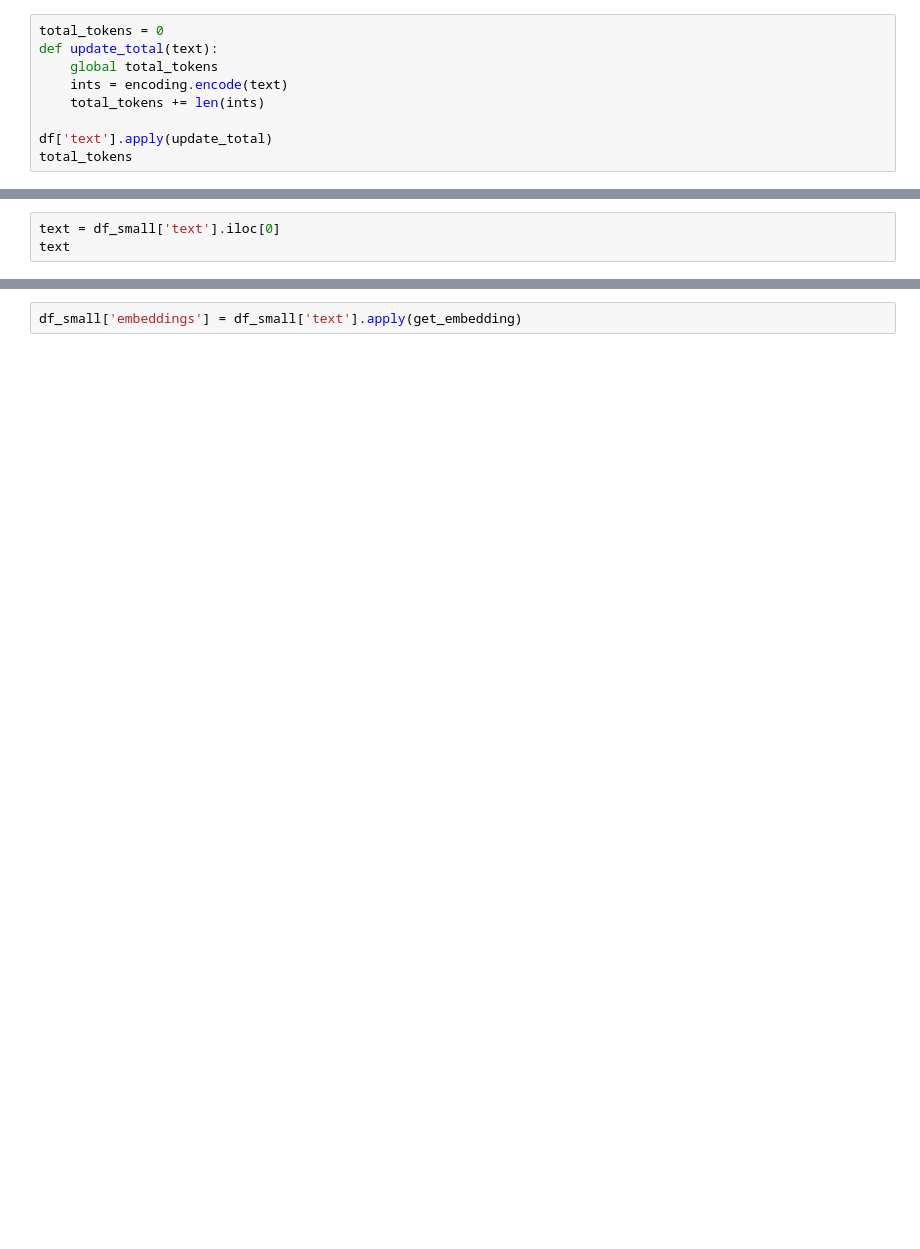
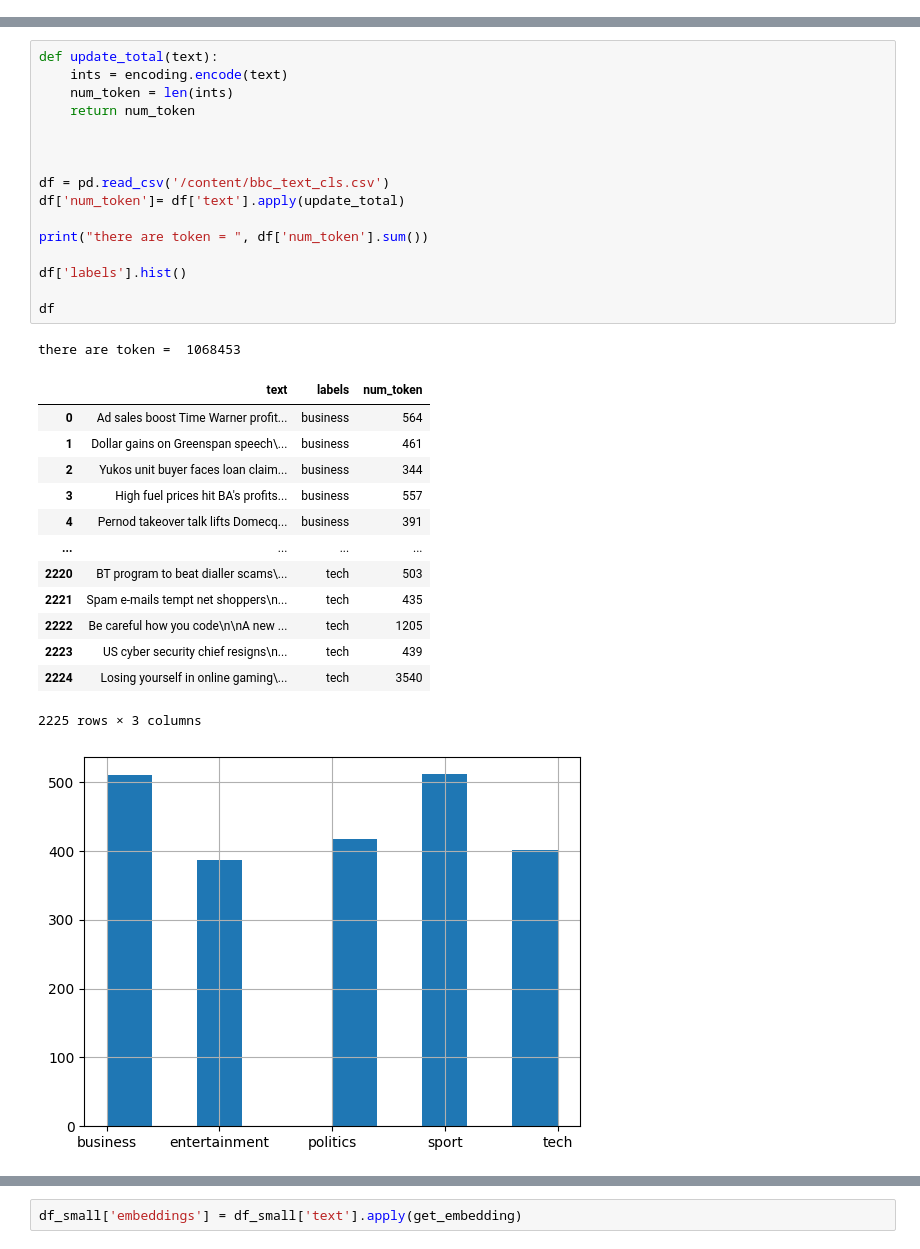
Before and after one commit to Tuchsanai/AIMaster-seagate-training-2024, a Jupyter notebook: Day3/03_RAG_Image_text/EmbeddingsandRAG.ipynb, the cells around one changed output, grey strips where cells are left out. Drawn from its saved outputs; the diff is of its cells as text; blank space fills up the shorter version.

```diff
--- a/Day3/03_RAG_Image_text/EmbeddingsandRAG.ipynb
+++ b/Day3/03_RAG_Image_text/EmbeddingsandRAG.ipynb
@@ -36,9 +0,0 @@ df.head()
-# %%
-total_tokens = 0
-def update_total(text):
-    global total_tokens
-    ints = encoding.encode(text)
-    total_tokens += len(ints)
-
-df['text'].apply(update_total)
-total_tokens
@@ -66,3 +0,0 @@ client = OpenAI()
-# %%
-text = df_small['text'].iloc[0]
-text
@@ -174,0 +56,32 @@ def get_embedding(text):
+# %%
+def update_total(text):
+    ints = encoding.encode(text)
+    num_token = len(ints)
+    return num_token
+
+
+
+df = pd.read_csv('/content/bbc_text_cls.csv')
+df['num_token']= df['text'].apply(update_total)
+
+print("there are token = ", df['num_token'].sum())
+
+df['labels'].hist()
+
+df
+# %% [output]
+there are token =  1068453
+|  | text | labels | num_token |
+| 0 | Ad sales boost Time Warner profit... | business | 564 |
+| 1 | Dollar gains on Greenspan speech\... | business | 461 |
+| 2 | Yukos unit buyer faces loan claim... | business | 344 |
+| 3 | High fuel prices hit BA's profits... | business | 557 |
+| 4 | Pernod takeover talk lifts Domecq... | business | 391 |
+| ... | ... | ... | ... |
+| 2220 | BT program to beat dialler scams\... | tech | 503 |
+| 2221 | Spam e-mails tempt net shoppers\n... | tech | 435 |
+| 2222 | Be careful how you code\n\nA new ... | tech | 1205 |
+| 2223 | US cyber security chief resigns\n... | tech | 439 |
+| 2224 | Losing yourself in online gaming\... | tech | 3540 |
+2225 rows × 3 columns
+[figure, added]
```
Also changed, not shown: parts of 90 cells of this notebook, 1 other file.
